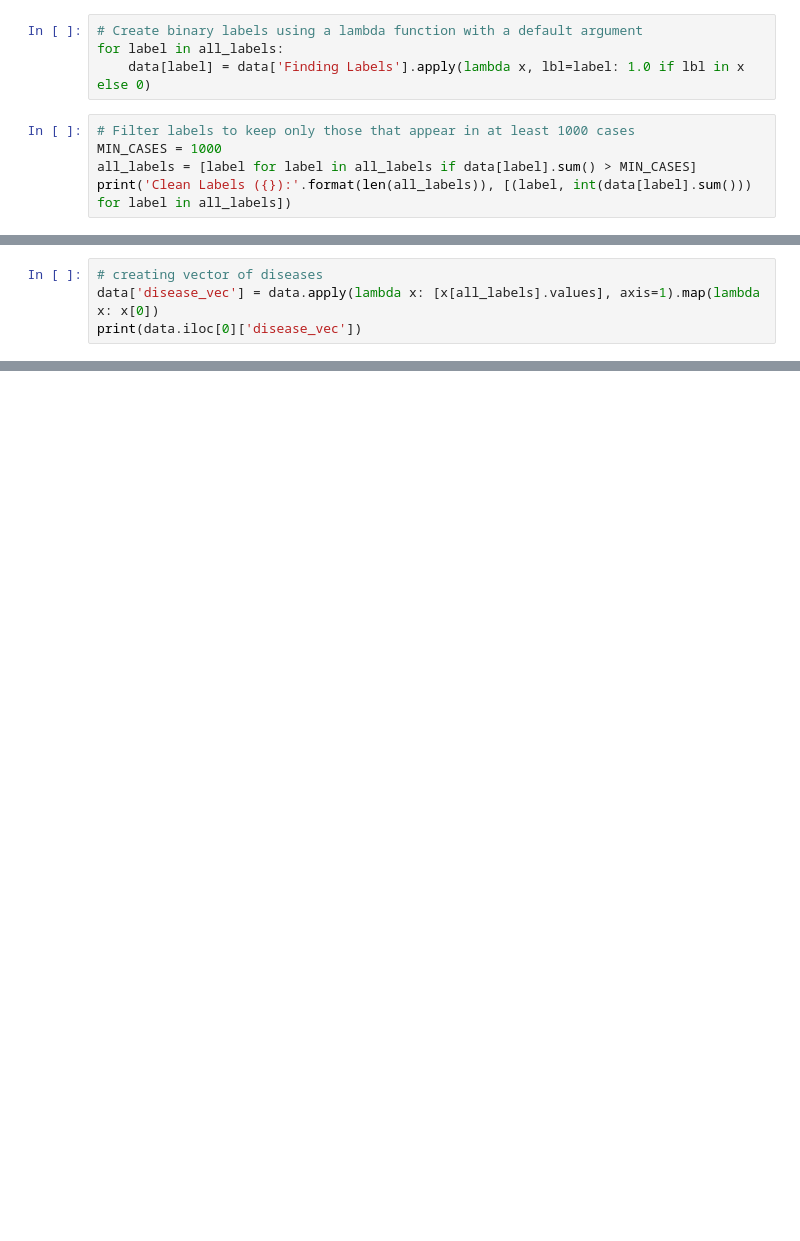
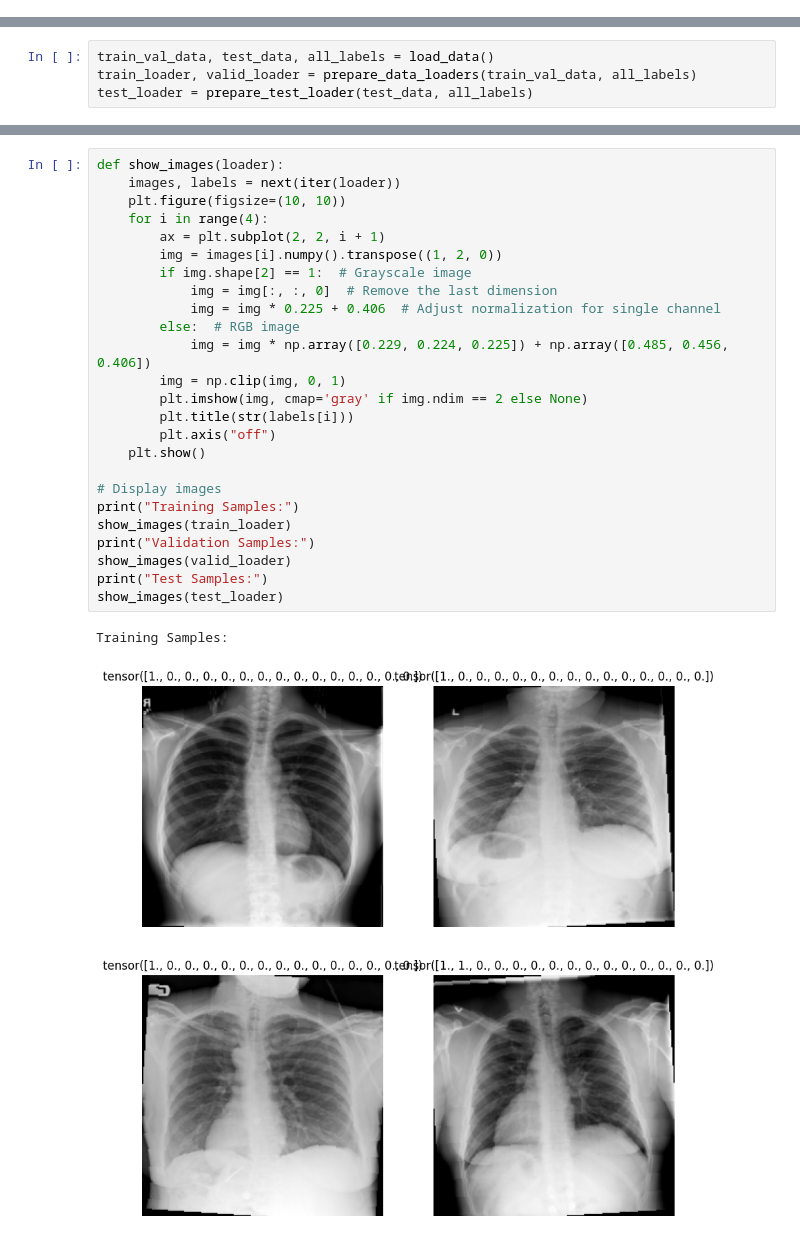
Before and after one commit to Aditya-gam/DiagnosAI, a Jupyter notebook: notebooks/prepare_Dataset.ipynb, the cells around one changed output, grey strips where cells are left out. Cells and saved outputs as stored; diff of their text form; blank space fills up the shorter version.

Commit message:
Changed loaders such that the dataset is split into train, validation and test sets

```diff
--- a/notebooks/prepare_Dataset.ipynb
+++ b/notebooks/prepare_Dataset.ipynb
@@ -54,9 +36,0 @@ all_labels = sorted(np.unique(list(chain(*data[FINDING_LABELS_COLUMN].map(lambda
-# %%
-# Create binary labels using a lambda function with a default argument
-for label in all_labels:
-    data[label] = data['Finding Labels'].apply(lambda x, lbl=label: 1.0 if lbl in x else 0)
-# %%
-# Filter labels to keep only those that appear in at least 1000 cases
-MIN_CASES = 1000
-all_labels = [label for label in all_labels if data[label].sum() > MIN_CASES]
-print('Clean Labels ({}):'.format(len(all_labels)), [(label, int(data[label].sum())) for label in all_labels])
@@ -82,4 +36,0 @@ plt.show()
-# %%
-# creating vector of diseases
-data['disease_vec'] = data.apply(lambda x: [x[all_labels].values], axis=1).map(lambda x: x[0])
-print(data.iloc[0]['disease_vec'])
@@ -146,0 +108,4 @@ show_images(images, labels, all_labels)
+# %%
+train_val_data, test_data, all_labels = load_data()
+train_loader, valid_loader = prepare_data_loaders(train_val_data, all_labels)
+test_loader = prepare_test_loader(test_data, all_labels)
@@ -146,0 +132,28 @@ show_images(images, labels, all_labels)
+# %%
+def show_images(loader):
+    images, labels = next(iter(loader))
+    plt.figure(figsize=(10, 10))
+    for i in range(4):
+        ax = plt.subplot(2, 2, i + 1)
+        img = images[i].numpy().transpose((1, 2, 0))
+        if img.shape[2] == 1:  # Grayscale image
+            img = img[:, :, 0]  # Remove the last dimension
+            img = img * 0.225 + 0.406  # Adjust normalization for single channel
+        else:  # RGB image
+            img = img * np.array([0.229, 0.224, 0.225]) + np.array([0.485, 0.456, 0.406])
+        img = np.clip(img, 0, 1)
+        plt.imshow(img, cmap='gray' if img.ndim == 2 else None)
+        plt.title(str(labels[i]))
+        plt.axis("off")
+    plt.show()
+
+# Display images
+print("Training Samples:")
+show_images(train_loader)
+print("Validation Samples:")
+show_images(valid_loader)
+print("Test Samples:")
+show_images(test_loader)
+# %% [output]
+Training Samples:
+[figure, added]
```
Also changed, not shown: parts of 27 cells of this notebook, 3 other files.
